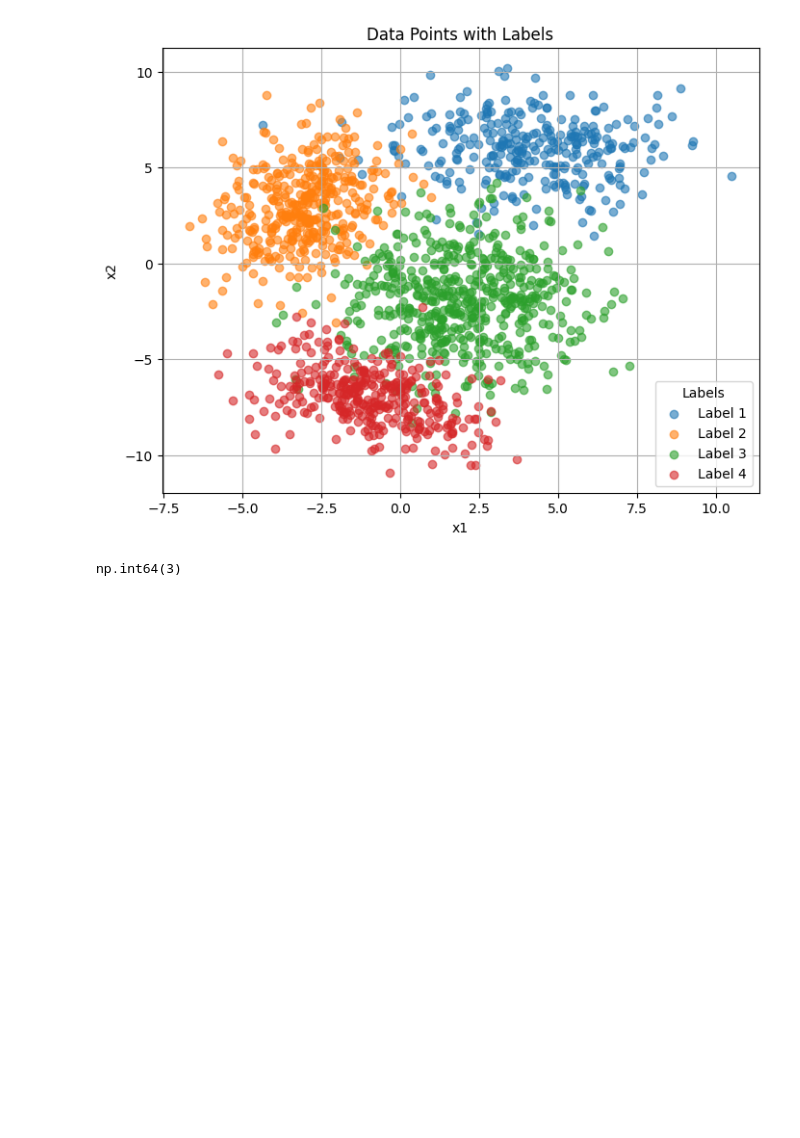
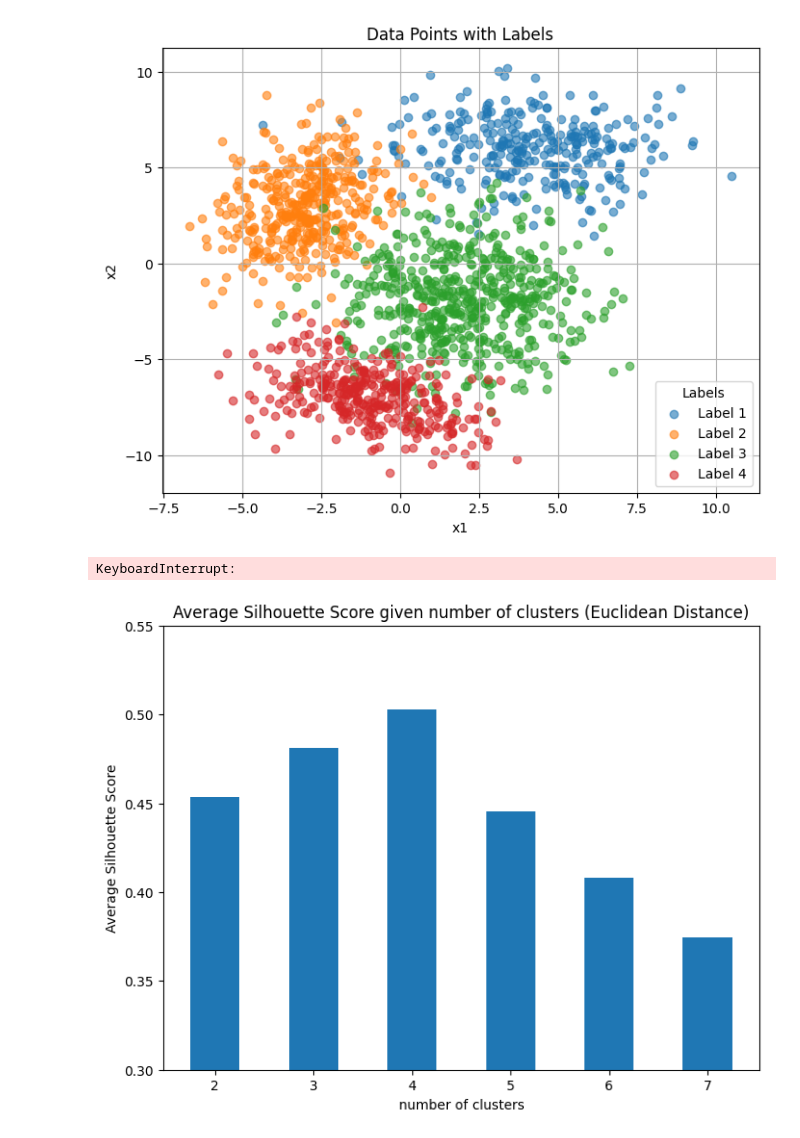
Before and after one commit to henryparker/UMD-courses, a Jupyter notebook: DATA603/homework/homework11/code.ipynb, the cells around one changed output. Drawn from its saved outputs; the diff is of its cells as text; code cells hidden in the pictures; blank space fills up the shorter version.

Commit message:
FINISH Data603 HW11

```diff
--- a/DATA603/homework/homework11/code.ipynb
+++ b/DATA603/homework/homework11/code.ipynb
@@ -19,19 +22,18 @@ plt.show()
 # %%
 def EuclideanDistance(v, axis):
     return np.linalg.norm(v, axis=axis)
-def ManhattanDistance():
-    def distance(v, axis):
-        return np.sum(np.abs(v), axis=axis)
-    return distance
+def ManhattanDistance(v, axis):
+    return np.sum(np.abs(v), axis=axis)
 def AvgSilhouetteScore(data, labels, distance):
     AvgS = 0
     unique_labels = np.unique(labels)
-    for i in range(labels):
+    for i in range(len(labels)):
         cur_sample = data[i]
         cur_label = labels[i]
 
         same_cluster = data[labels == cur_label]
-        a = np.mean([distance(cur_sample - sample, axis=0) for sample in same_cluster if sample != cur_sample])
+        a = np.mean([distance(cur_sample - sample, axis=0) for sample in same_cluster \
+                     if not np.array_equal(cur_sample, sample)])
 
         b = np.inf
         for label in unique_labels:
@@ -72,12 +74,25 @@ class Kmeans:
 
     def predict(self, data):
         return self._assign_clusters(data)
-# %%
-data = df.iloc[:, :2].to_numpy()
-model = Kmeans(4, EuclideanDistance)
-model.fit(data)
-# %%
-labels = model.predict(data)
-labels.max()
-# %% [output]
-np.int64(3)
+# %%
+data = df.iloc[:, :2].to_numpy()
+K = [i for i in range(2, 8, 1)]
+AvgSScore_Euc = []
+for i in K:
+    model = Kmeans(i, EuclideanDistance)
+    model.fit(data)
+    labels = model.predict(data)
+    AvgSScore_Euc.append(float(AvgSilhouetteScore(data, labels, EuclideanDistance)))
+# %% [output]
+KeyboardInterrupt:
+# %%
+plt.figure(figsize=(8, 6))
+plt.bar(K, AvgSScore_Euc, width=0.5)
+plt.title('Average Silhouette Score given number of clusters (Euclidean Distance)')
+plt.xlabel('number of clusters')
+plt.ylabel('Average Silhouette Score')
+plt.ylim(0.3, 0.55)
+# plt.show()
+plt.savefig('q1b.png', dpi=600)
+# %% [output]
+[figure, added]
```
Also changed, not shown: parts of 7 cells of this notebook, 19 other files.
